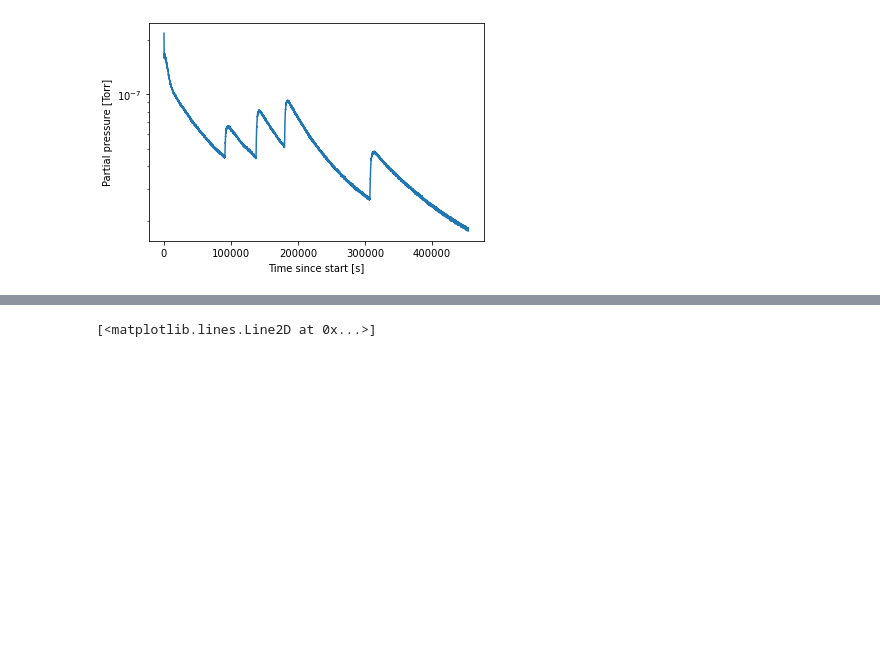
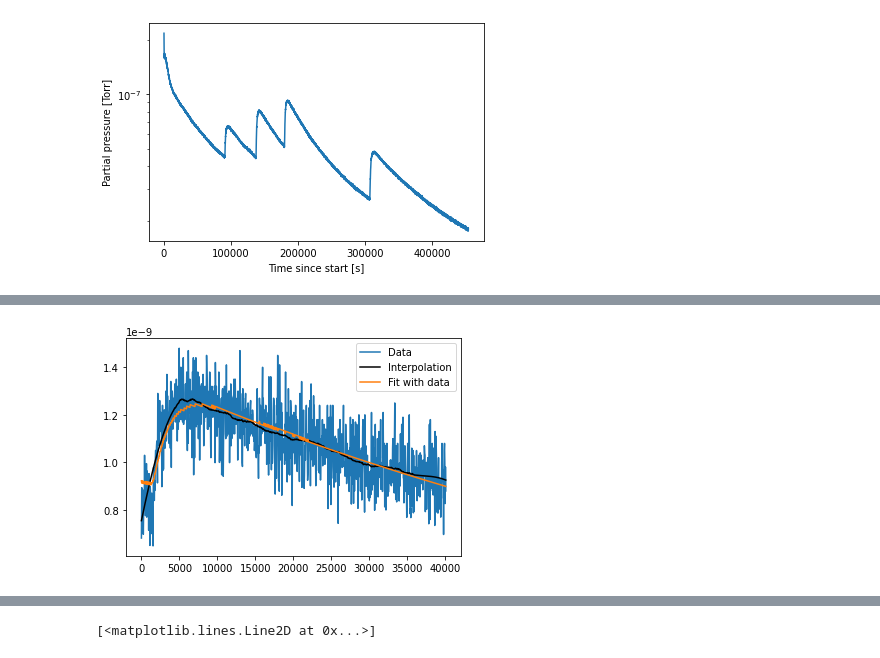
Before and after one commit to Moore-Lab/outgassing-setup, a Jupyter notebook: analysis/Data_Analysis.ipynb, the cells around one changed output, grey strips where cells are left out. Drawn from its saved outputs; the diff is of its cells as text; code cells hidden in the pictures; blank space fills up the shorter version.

Commit message:
fit the entire pressure data

```diff
--- a/analysis/Data_Analysis.ipynb
+++ b/analysis/Data_Analysis.ipynb
@@ -57,0 +20,80 @@ for i,gas in enumerate(d.gases):
+# %%
+import warnings
+warnings.filterwarnings("ignore")
+from scipy.signal import savgol_filter
+from scipy.interpolate import interp1d
+
+
+a_range = np.arange(0, 10000, 1000)
+b_range = np.arange(0, 10000, 1000)
+for i,gas in enumerate(d.gases):
+    if gas =='CO2':
+        continue
+    for j, fitrange in enumerate(d.range[gas]):
+#         try:
+        plt.figure()
+
+        if j < 2:
+            time_offset = np.array(d.data[gas]['exp_time'])[fitrange[0]]
+            xdata = np.array(d.data[gas]['exp_time'])[fitrange[0]:fitrange[1]] - time_offset
+            ydata = np.array(d.data[gas]['pressure'])[fitrange[0]:fitrange[1]]
+            temp = np.array(d.data[gas]['ch2_lerp'])[fitrange[0]:fitrange[1]]
+            sample_temp = np.array(d.data[gas]['mean_temp'])[fitrange[0]:fitrange[1]]
+        elif j < (len(d.range[gas]) - 1) :
+            time_offset = np.array(d.data[gas]['exp_time'])[fitrange[0]]
+            xdata = np.array(d.data[gas]['exp_time'])[fitrange[0]:int(fitrange[0]+(fitrange[1]-fitrange[0])/4)] - time_offset
+            ydata = np.array(d.data[gas]['pressure'])[fitrange[0]:int(fitrange[0]+(fitrange[1]-fitrange[0])/4)]
+            temp = np.array(d.data[gas]['ch2_lerp'])[fitrange[0]:int(fitrange[0]+(fitrange[1]-fitrange[0])/4)]
+            sample_temp = np.array(d.data[gas]['mean_temp'])[fitrange[0]:int(fitrange[0]+(fitrange[1]-fitrange[0])/4)]
+        else:
+            time_offset = np.array(d.data[gas]['exp_time'])[fitrange[0]]
+            xdata = np.array(d.data[gas]['exp_time'])[fitrange[0]:int(fitrange[0]+(len(d.data[gas]['exp_time'])-1-fitrange[0])/4)] - time_offset
+            ydata = np.array(d.data[gas]['pressure'])[fitrange[0]:int(fitrange[0]+(len(d.data[gas]['pressure'])-1-fitrange[0])/4)]
+            temp = np.array(d.data[gas]['ch2_lerp'])[fitrange[0]:int(fitrange[0]+(len(d.data[gas]['ch2_lerp'])-1-fitrange[0])/4)]
+            sample_temp = np.array(d.data[gas]['mean_temp'])[fitrange[0]:int(fitrange[0]+(len(d.data[gas]['mean_temp'])-1-fitrange[0])/4)]
+
+        # interpolation to smooth out the noise
+        xx = np.linspace(xdata.min(),xdata.max(), len(xdata))
+        itp = interp1d(xdata,ydata, kind='linear')
+        window_size, poly_order = 201, 3
+        yy_sg = savgol_filter(itp(xx), window_size, poly_order)
+
+
+        plt.plot(xdata,ydata, label='Data')
+        plt.plot(xx,yy_sg, label='Interpolation', c='k')
+
+
+        i=1
+        popt_list = []
+        chi_list_data = []
+        chi_list_inter = []
+        for x in a_range:
+            for y in b_range:
+                i += 1
+                #a, b = fsolve(constraint_eq, (x, y))
+                try:
+                    popt,pcov = curve_fit(d.fitfunction, [xdata,temp], ydata, p0=[x, y, 0.005])
+                    fit = d.fitfunction([xdata,temp], *popt)
+                    chi_data = np.sum((fit - ydata)**2 / fit)
+                    chi_inter = np.sum((fit - yy_sg)**2 / fit)
+                    popt_list.append(popt)
+                    chi_list_data.append(chi_data)
+                    chi_list_inter.append(chi_inter)
+                except:
+                    pass
+        popt_list = np.array(popt_list)
+        chi_list_data = np.array(chi_list_data)
+        chi_list_inter = np.array(chi_list_inter)
+        pfit = popt_list[np.where(chi_list_data==np.min(chi_list_data))]
+        pfit_inter = popt_list[np.where(chi_list_inter==np.min(chi_list_inter))]
+
+
+        plt.plot(xdata, d.fitfunction([xdata,temp], *pfit[0]), label='Fit with data')
+        #plt.plot(xdata, d.fitfunction([xdata,temp], *pfit_inter[0]), label='Fit with interpolation')
+        print(pfit)
+        plt.legend(loc='upper right')
+        #plt.savefig('{}_peakfit.png'.format(sample_temp[0]))
+        plt.show()
+#         except:
+#             pass
+# %% [output]
@@ -57,0 +101 @@ for i,gas in enumerate(d.gases):
+[figure, added]
```
Also changed, not shown: parts of 7 cells of this notebook.
